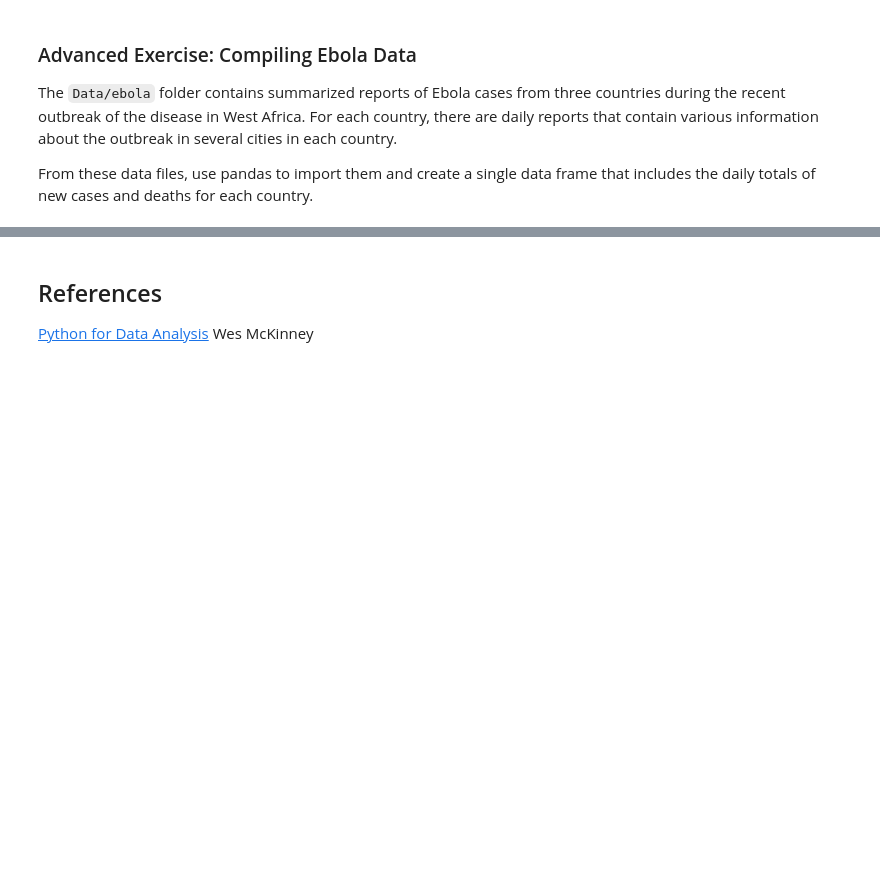
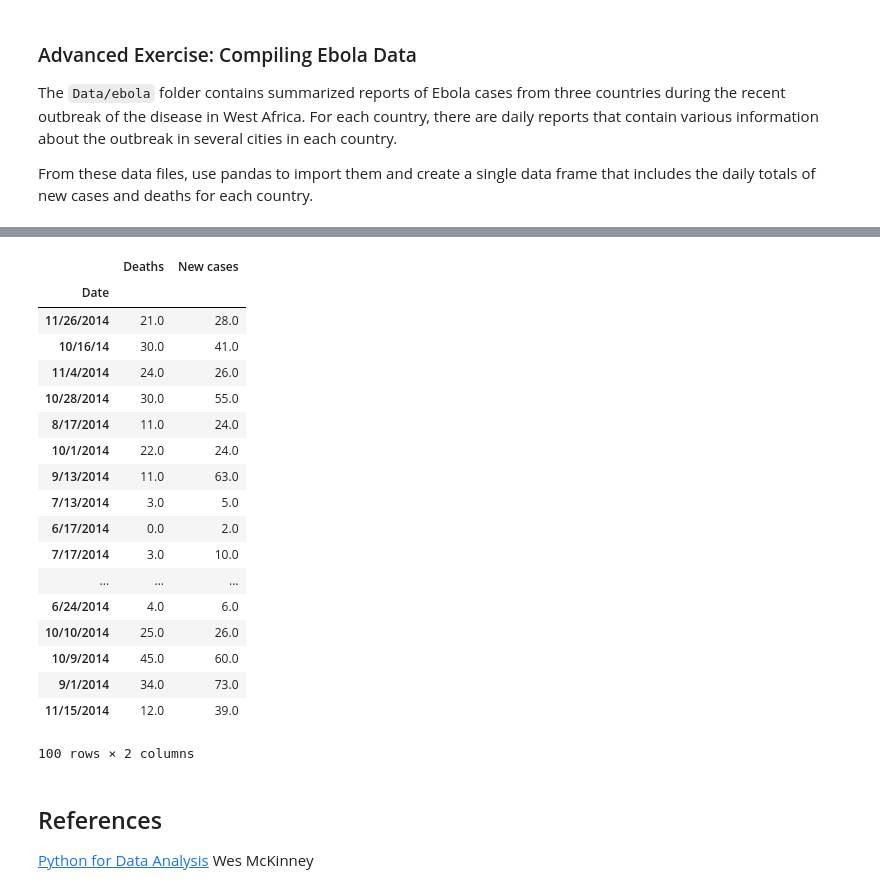
Before and after one commit to bojbilla/AdaHomeworks, a Jupyter notebook: 01 - Pandas and Data Wrangling/Intro to Pandas.ipynb, the cells around one changed output, grey strips where cells are left out. Drawn from its saved outputs; the diff is of its cells as text; code cells hidden in the pictures; blank space fills up the shorter version.

```diff
--- a/01 - Pandas and Data Wrangling/Intro to Pandas.ipynb
+++ b/01 - Pandas and Data Wrangling/Intro to Pandas.ipynb
@@ -2131,0 +806,57 @@ From these data files, use pandas to import them and create a single data frame
+# %%
+# Write your answer here
+import glob
+
+# Data loading helper function
+data_path = "Data/ebola/"
+
+def load_data(path):
+    files = glob.glob(data_path + path)
+
+    list_ = []
+
+    for file_ in files:
+        df = pd.read_csv(file_,index_col=['Date'], header=0)
+        list_.append(df)
+    return pd.concat(list_).copy()
+
+# TODO: Unify date formats
+
+# Import data from Guinea
+data_guinea = load_data("guinea_data/*.csv")
+
+# Extrcat target data
+cols_to_keep = ['New cases of confirmed', 'New cases of probables', 'New cases of suspects']
+
+guinea_new_cases = data_guinea[[desc in cols_to_keep for desc in data_guinea.Description]]['Totals'].fillna(value=0)
+guinea_new_cases = pd.to_numeric(guinea_new_cases)
+guinea_new_cases = guinea_new_cases.groupby(guinea_new_cases.index).agg(np.sum)
+
+cols_to_keep = ['New deaths registered', 'New deaths registered today']
+
+guinea_deaths = data_guinea[[desc in cols_to_keep for desc in data_guinea.Description]]['Totals']
+
+guinea = guinea_deaths.to_frame(name="Deaths")
+guinea['New cases'] = guinea_new_cases
+print(guinea)
+
+# Import data from Liberia
+data_liberia = load_data("liberia_data/*.csv")
+
+# Extract target data
+
+cols_to_keep = ['New case/s (confirmed)', 'New Case/s (Probable)', 'New Case/s (Suspected)']
+
+liberia_new_cases = data_liberia[[desc in cols_to_keep for desc in data_liberia.Variable]]['National'].fillna(value=0.0)
+liberia_new_cases = liberia_new_cases.to_frame().groupby(liberia_new_cases.index).agg(np.sum)
+
+liberia_new_deaths = data_liberia[[desc in 'Newly reported deaths' for desc in data_liberia.Variable]]['National']
+liberia_new_deaths = liberia_new_deaths.fillna(value=0.0)
+
+liberia = liberia_new_deaths.to_frame(name="Deaths")
+liberia['New cases'] = liberia_new_cases
+liberia
+
+# Extract data from sl
+# todo
+# %% [output]
@@ -2132,3 +880,22 @@ From these data files, use pandas to import them and create a single data frame
+|  | Deaths | New cases |
+| Date |  |  |
+| 11/26/2014 | 21.0 | 28.0 |
+| 10/16/14 | 30.0 | 41.0 |
+| 11/4/2014 | 24.0 | 26.0 |
+| 10/28/2014 | 30.0 | 55.0 |
+| 8/17/2014 | 11.0 | 24.0 |
+| 10/1/2014 | 22.0 | 24.0 |
+| 9/13/2014 | 11.0 | 63.0 |
+| 7/13/2014 | 3.0 | 5.0 |
+| 6/17/2014 | 0.0 | 2.0 |
+| 7/17/2014 | 3.0 | 10.0 |
+| ... | ... | ... |
+| 6/24/2014 | 4.0 | 6.0 |
+| 10/10/2014 | 25.0 | 26.0 |
+| 10/9/2014 | 45.0 | 60.0 |
+| 9/1/2014 | 34.0 | 73.0 |
+| 11/15/2014 | 12.0 | 39.0 |
+100 rows × 2 columns
 # %% [markdown]
 ## References
 
```
Also changed, not shown: parts of 151 cells of this notebook, 1 other file.
